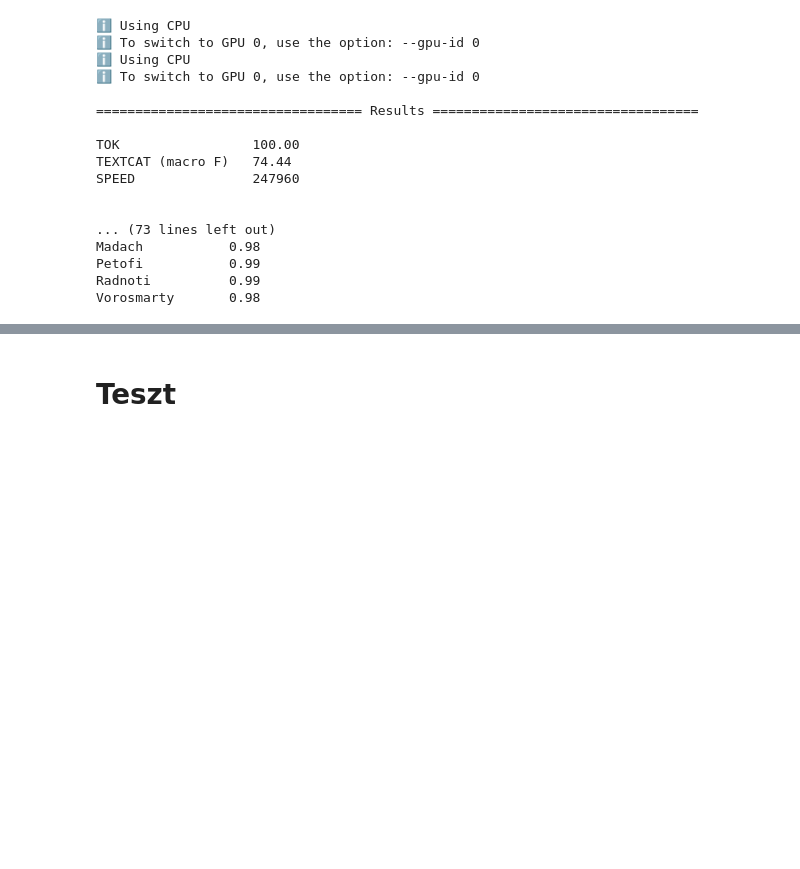
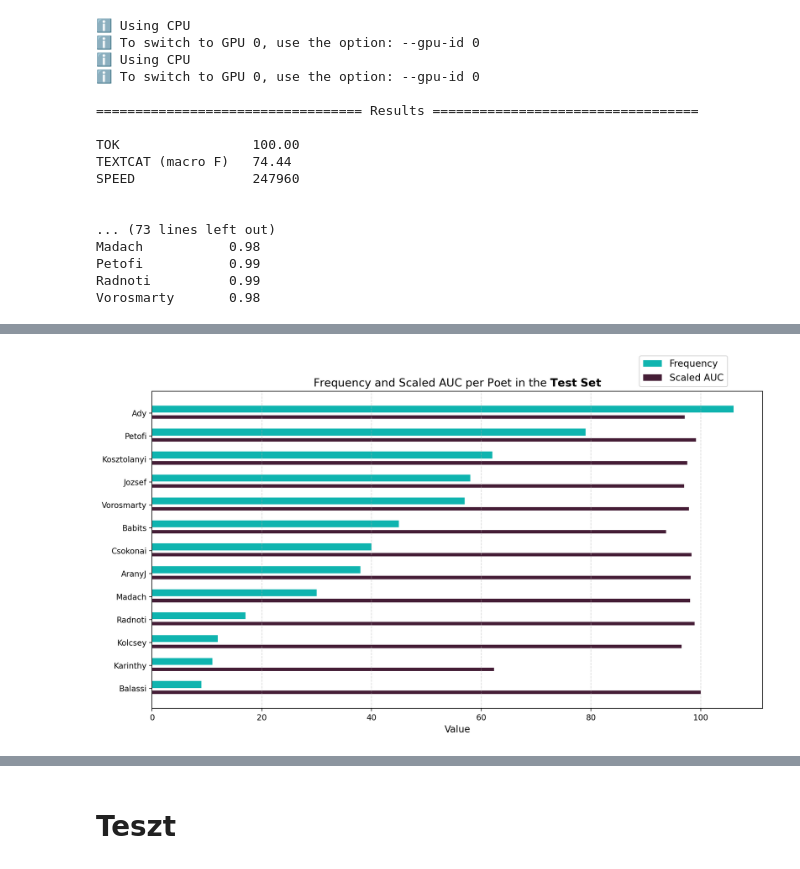
Before and after one commit to AronSomogyi/HunPoetry, a Jupyter notebook: Classification.ipynb, the cells around one changed output, grey strips where cells are left out. Cells and saved outputs as stored; diff of their text form; code cells hidden in the pictures; blank space fills up the shorter version.

```diff
--- a/Classification.ipynb
+++ b/Classification.ipynb
@@ -138,0 +194,46 @@ nlp = spacy.load("./model/model-best")
+# %%
+import matplotlib.pyplot as plt
+
+auc_per_poet = dict(auc_per_poet)
+auc_per_poet = pd.DataFrame(auc_per_poet)
+auc_per_poet = auc_per_poet.T
+auc_per_poet.columns = ['score']
+auc_per_poet.reset_index(inplace=True)
+auc_per_poet.columns = ['poet', 'auc']
+
+
+pdf = test_df.groupby('poet').size().sort_values(ascending=True)
+# %%
+pdf2 = pd.DataFrame(pdf).reset_index().merge(auc_per_poet, on = 'poet')
+pdf2.columns = ['poet', 'freq', 'auc']
+
+freq_max = pdf2['freq'].max()
+auc_scaled = pdf2['auc'] * 100  # Scale AUC to the range of frequencies
+
+# Offset for dodging
+bar_width = 0.3
+poet_indices = np.arange(len(pdf2['poet']))
+
+# Plot
+plt.figure(figsize=(12, 7), dpi = 200)
+#ax = plt.axes()
+#ax.set_facecolor('#FCF9F1')
+
+plt.barh(poet_indices + bar_width / 1.75, pdf2['freq'], bar_width, label='Frequency', color='#0FB4AF')
+plt.barh(poet_indices - bar_width / 1.75, auc_scaled, bar_width/2, label='Scaled AUC', color='#451D36')
+
+# Add labels and legend
+plt.yticks(poet_indices, pdf2['poet'])
+plt.xlabel('Value', fontsize=12)
+plt.ylabel('')
+plt.title('Frequency and Scaled AUC per Poet in the $\mathbf{Test\ Set}$', fontsize=14)
+plt.legend(loc = 'lower right', fontsize=12, bbox_to_anchor=(.95, 1))
+plt.grid(axis='x', linestyle='--', alpha=0.5)
+
+
+
+# Show plot
+plt.tight_layout()
+plt.show()
+# %% [output]
+[figure, added]
```
Also changed, not shown: parts of 10 cells of this notebook, 3 other files.
